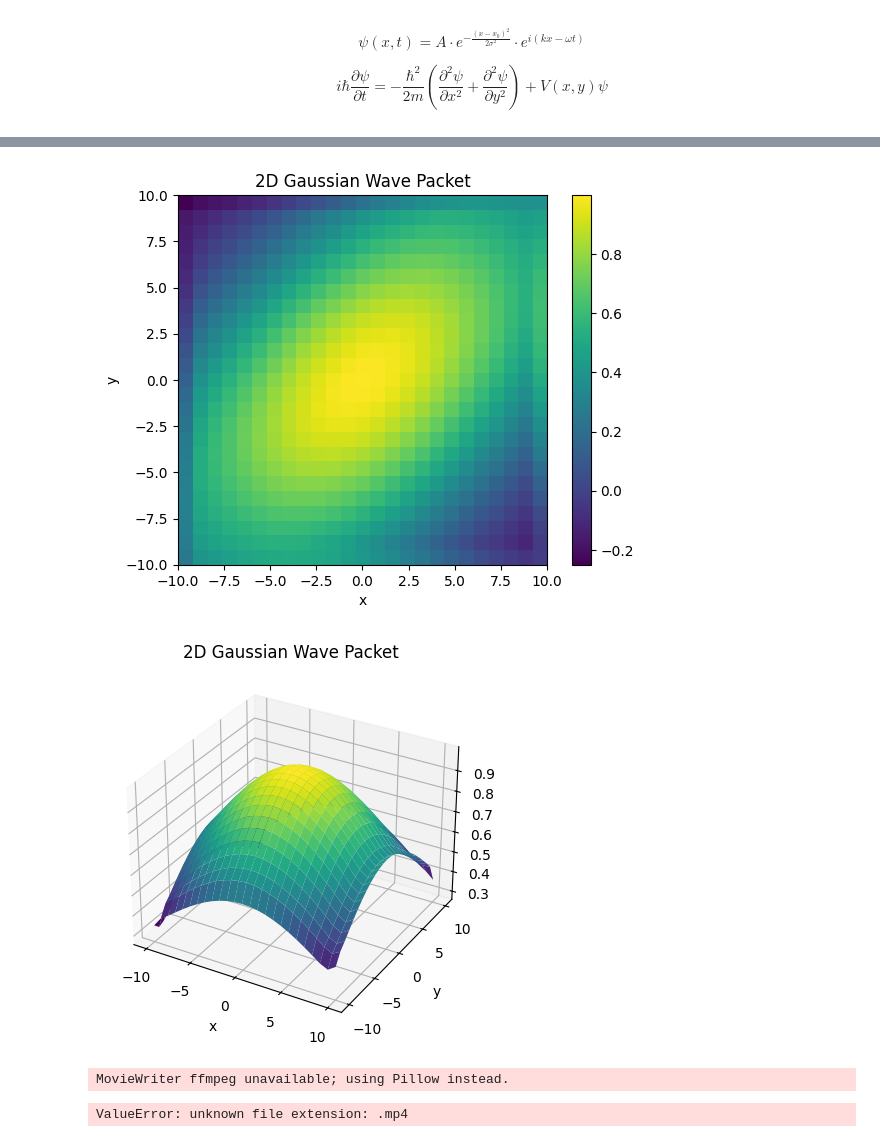
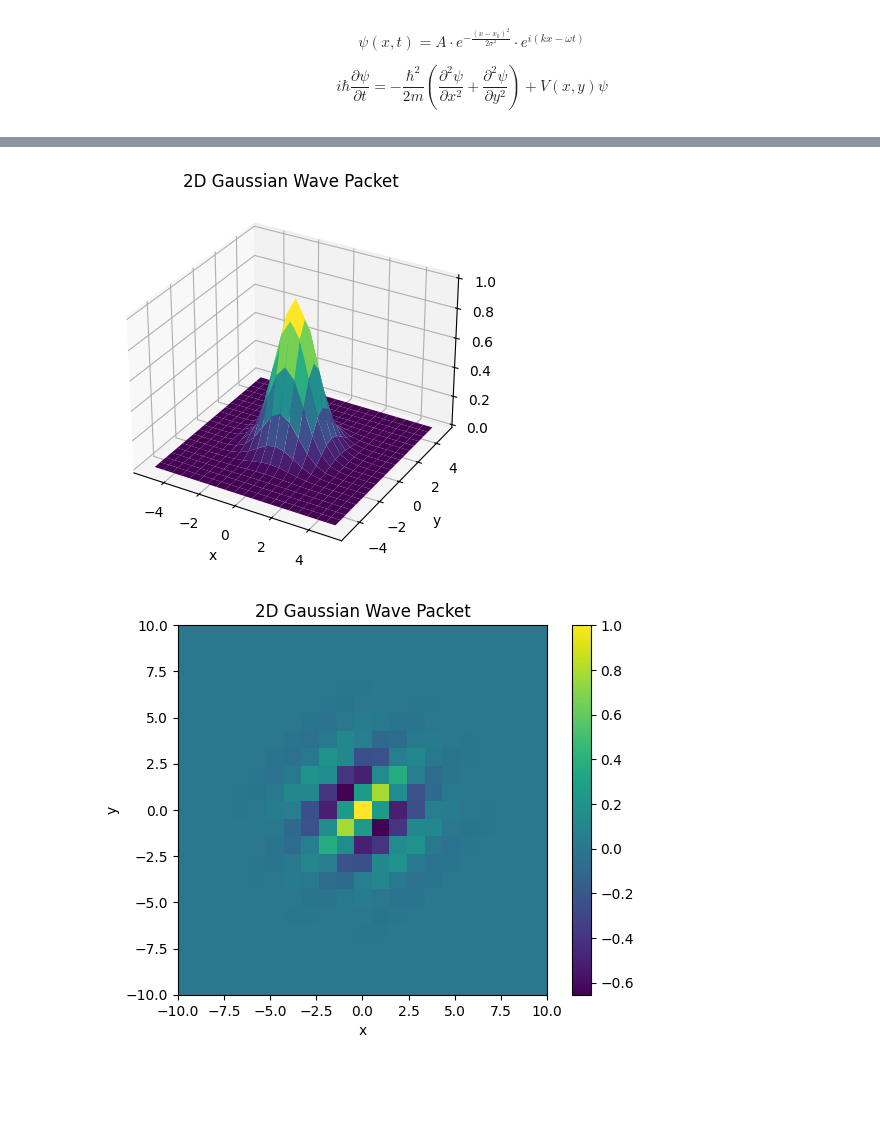
Before and after one commit to Sassy-Buoy/Comp-phys-Ex, a Jupyter notebook: gwp.ipynb, the cells around one changed output, grey strips where cells are left out. Saved outputs shown, nothing was run; the diff lists cells and outputs as text; code cells hidden in the pictures; blank space fills up the shorter version.

```diff
--- a/gwp.ipynb
+++ b/gwp.ipynb
@@ -7,6 +7,7 @@ $$i \hbar \frac{{\partial \psi}}{{\partial t}} = -\frac{\hbar^2}{2m} (\frac{{\pa
 import numpy as np
 from scipy.sparse.linalg import spsolve
 from scipy.sparse import csc_matrix
+import matplotlib.pyplot as plt
 
 hbar = 0.6582119514
 m = 0.5109989461
@@ -21,12 +22,11 @@ kx, ky = 10.0, 10.0
 
 # 2D gaussian wave packet
 def psi0_2D(x0, y0, sigma_x, sigma_y, kx, ky, A, Nx, Ny):
-    x = np.linspace(-Lx, Lx, Nx)
-    y = np.linspace(-Ly, Ly, Ny)
+    x, y = np.meshgrid(np.linspace(-Ly/2, Ly/2, Ny), np.linspace(-Ly/2, Ly/2, Nx))
     envelope = np.exp(-((x - x0)**2 / (2 * sigma_x**2) + (y - y0)**2 / (2 * sigma_y**2)))
     phase = np.exp(1j * (kx * (x - x0) + ky * (y - y0)))
-    wave_packet = A * envelope * phase
-    return wave_packet
+    psi = (A * envelope * phase)
+    return psi
 
 # infinite square well potential
 def V_2d(Nx, Ny):
@@ -39,17 +39,16 @@ def V_2d(Nx, Ny):
     return V
 
 # Crank-Nicholson algorithm for solving the Schrödinger equation
-def crank_nicholson(Nx, Ny, dx, dy, dt, V, psi0):
+def crank_nicholson(Nx, Ny, dx, dy, dt, V, psi):
+    # reshape psi
+    psi = psi.flatten()
 
     # Calculate the coefficients
     alpha_x = (1j * dt / (4 * dx**2))*(hbar**2 / (2 * m))
     alpha_y = 1j * dt / (4 * dy**2)*(hbar**2 / (2 * m))
 
-    # Initialize the wave function
-    psi = np.copy(psi0)
-
     # AX = MY
-    for i in range(1, len(V)):
+    for i in range(1, Nx*Ny):
         # Construct A
         A = np.diag(1 + 2*alpha_x + 2*alpha_y + 0.5j*dt*V)  # diagonal
         A += np.diag(-alpha_x * np.ones(Nx*Ny - 1), 1)  # upper diagonal
@@ -58,15 +57,15 @@ def crank_nicholson(Nx, Ny, dx, dy, dt, V, psi0):
         A += np.diag(-alpha_y * np.ones((Nx-1)*Ny), -Ny)  # lower diagonal
 
         # Construct M
-        M = np.diag(1 - 2*alpha_x - 2*alpha_y - 1j*dt*V/2)
+        M = np.diag(1 - 2*alpha_x - 2*alpha_y - 0.5j*dt*V)
         M += np.diag(alpha_x * np.ones(Nx*Ny - 1), 1)
         M += np.diag(alpha_x * np.ones(Nx*Ny - 1), -1)
         M += np.diag(alpha_y * np.ones((Nx-1)*Ny), Ny)
         M += np.diag(alpha_y * np.ones((Nx-1)*Ny), -Ny)
-
+    print(A.shape, M.shape, psi.shape)
     # Solve the linear system
     A = csc_matrix(A)
-    psi = spsolve(A, np.dot(M, psi.flatten()))
+    psi = spsolve(A, np.dot(M, psi))
     psi = psi.reshape(Nx, Ny)
     return psi
 
@@ -89,59 +107,25 @@ ValueError: shapes (441,441) and (21,) not aligned: 441 (dim 1) != 21 (dim 0)
 # %%
 # 3D plot
+psi = Psi[0][1]
 fig = plt.figure()
 ax = plt.axes(projection='3d')
+X = np.linspace(-Lx/2, Lx/2, int(Lx/dx) + 1)
+Y = np.linspace(-Ly/2, Ly/2, int(Ly/dy) + 1)
+X, Y = np.meshgrid(X, Y)
 ax.plot_surface(X, Y, np.abs(psi), cmap='viridis', edgecolor='none')
 ax.set_xlabel('x')
 ax.set_ylabel('y')
 ax.set_zlabel('z')
 ax.set_title('2D Gaussian Wave Packet')
 plt.show()
 
-from matplotlib.animation import FuncAnimation
-import matplotlib.pyplot as plt
-
+# 2D plot
 plt.imshow(np.real(psi), extent=[-10, 10, -10, 10])
 plt.colorbar()
 plt.xlabel('x')
 plt.ylabel('y')
 plt.title('2D Gaussian Wave Packet')
 plt.show()
-
-# 3D plot
-fig = plt.figure()
-ax = plt.axes(projection='3d')
-ax.plot_surface(X, Y, np.abs(psi), cmap='viridis', edgecolor='none')
-ax.set_xlabel('x')
-ax.set_ylabel('y')
-ax.set_zlabel('z')
-ax.set_title('2D Gaussian Wave Packet')
-plt.show()
 # %% [output]
-[figure, old version]
+[figure, new version]
-[figure, old version]
+[figure, new version]
-# %%
-from IPython.display import HTML
-# Define the animation function
-def animate(i):
-    # Calculate the time-evolved wave function
-    psi_t = crank_nicholson(x, y, 0.1, 0.1, 0.1, V, wave_packet * np.exp(-1j * i * 0.1))
-
-    # Clear the previous plot
-    ax.clear()
-
-    # Plot the time-evolved wave function
-    ax.plot_surface(X, Y, np.abs(psi_t), cmap='viridis', edgecolor='none')
-    ax.set_xlabel('x')
-    ax.set_ylabel('y')
-    ax.set_zlabel('z')
-    ax.set_title('Time Evolution of 2D Gaussian Wave Packet')
-
-
-# Create the animation
-animation = FuncAnimation(fig, animate, frames=100, interval=100)
-
-# Save the animation
-animation.save('animation.mp4', writer='ffmpeg')
-# %% [output]
-MovieWriter ffmpeg unavailable; using Pillow instead.
-ValueError: unknown file extension: .mp4
```
Also changed, not shown: parts of 3 cells of this notebook, 2 other files.
